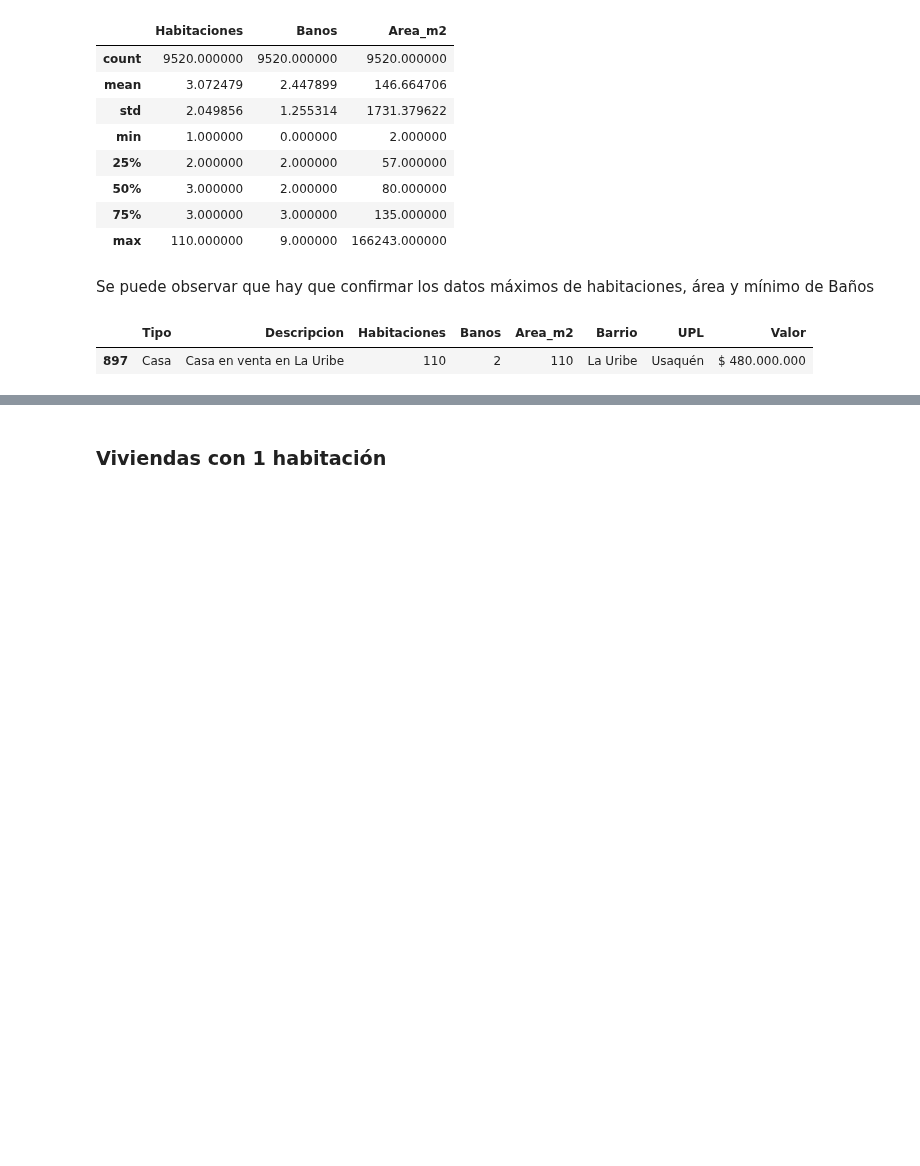
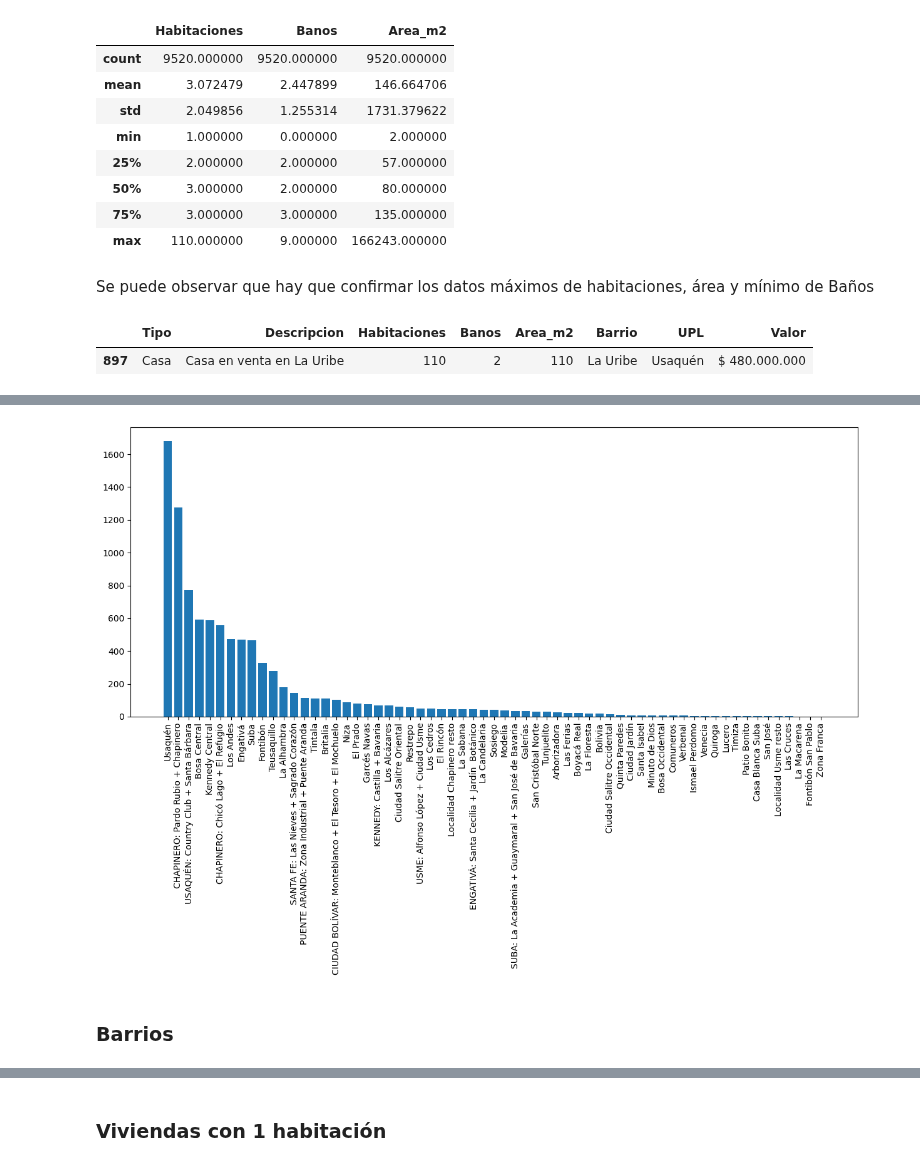
Before and after one commit to avanegasp/Proyecto_Final_Ucataluna, a Jupyter notebook: Proyecto_Final_UCataluña.ipynb, the cells around one changed output, grey strips where cells are left out. Drawn from its saved outputs; the diff is of its cells as text; code cells hidden in the pictures; blank space fills up the shorter version.

```diff
--- a/Proyecto_Final_UCataluña.ipynb
+++ b/Proyecto_Final_UCataluña.ipynb
@@ -79,0 +110,3 @@ max_habi
+# %%
+viv_sort = viviendas['UPL'].value_counts()
+viv_sort
@@ -79,0 +126,9 @@ max_habi
+# %%
+plt.figure(figsize=(15,6))
+plt.bar(viv_sort.index, viv_sort.values)
+plt.xticks(rotation=90)
+plt.show()
+# %% [output]
+[figure, added]
+# %% [markdown]
+### Barrios
```
Also changed, not shown: parts of 29 cells of this notebook.
